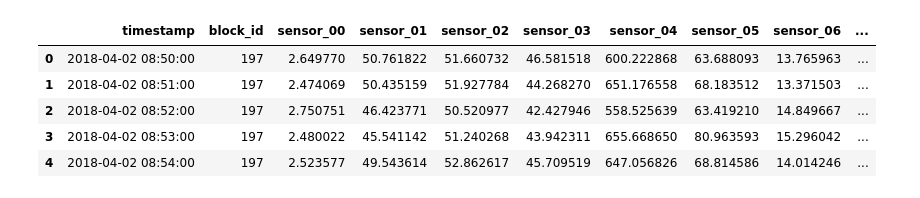
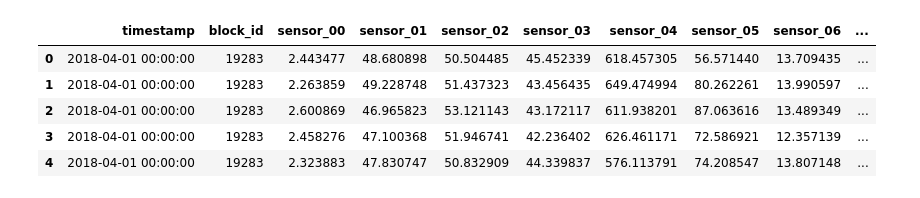
Before and after one commit to ngodoannghia/daicc, a Jupyter notebook: notebook/create_sample_anomalous.ipynb, the cells around one changed output. Saved outputs shown, nothing was run; the diff lists cells and outputs as text; code cells hidden in the pictures.

```diff
--- a/notebook/create_sample_anomalous.ipynb
+++ b/notebook/create_sample_anomalous.ipynb
@@ -33,0 +48,16 @@ data.shape
+# %%
+block_id = []
+for i in range(data.shape[0]):
+    block_id.append(offset + i)
+# %%
+data_block_id = np.array(block_id)[:, None]
+data_block_id = np.repeat(data_block_id, 10, 1)
+data_block_id = data_block_id.reshape(-1)
+
+data_timestamp = ['2018-04-01 00:00:00'] * 10000
+# %%
+df_block_time = pd.DataFrame(data={
+    'timestamp': data_timestamp,
+    'block_id': data_block_id
+})
+df_block_time.head()
@@ -41,11 +81,10 @@ tmp = pd.concat([tmp] * 40, axis=0).reset_index(drop=True)
 # %%
-df_new_data = pd.concat([tmp, df_new_data], axis=1)
+df_all = pd.concat([df_block_time, df_data], axis=1)
+df_all.head()
+# %% [output]
+|  | timestamp | block_id | sensor_00 | sensor_01 | sensor_02 | sensor_03 | sensor_04 | sensor_05 | sensor_06 | ... |
+| 0 | 2018-04-01 00:00:00 | 19283 | 2.443477 | 48.680898 | 50.504485 | 45.452339 | 618.457305 | 56.571440 | 13.709435 | ... |
+| 1 | 2018-04-01 00:00:00 | 19283 | 2.263859 | 49.228748 | 51.437323 | 43.456435 | 649.474994 | 80.262261 | 13.990597 | ... |
+| 2 | 2018-04-01 00:00:00 | 19283 | 2.600869 | 46.965823 | 53.121143 | 43.172117 | 611.938201 | 87.063616 | 13.489349 | ... |
+| 3 | 2018-04-01 00:00:00 | 19283 | 2.458276 | 47.100368 | 51.946741 | 42.236402 | 626.461171 | 72.586921 | 12.357139 | ... |
+| 4 | 2018-04-01 00:00:00 | 19283 | 2.323883 | 47.830747 | 50.832909 | 44.339837 | 576.113791 | 74.208547 | 13.807148 | ... |
-# %%
-df_new_data.head()
-# %% [output]
-|  | timestamp | block_id | sensor_00 | sensor_01 | sensor_02 | sensor_03 | sensor_04 | sensor_05 | sensor_06 | ... |
-| 0 | 2018-04-02 08:50:00 | 197 | 2.649770 | 50.761822 | 51.660732 | 46.581518 | 600.222868 | 63.688093 | 13.765963 | ... |
-| 1 | 2018-04-02 08:51:00 | 197 | 2.474069 | 50.435159 | 51.927784 | 44.268270 | 651.176558 | 68.183512 | 13.371503 | ... |
-| 2 | 2018-04-02 08:52:00 | 197 | 2.750751 | 46.423771 | 50.520977 | 42.427946 | 558.525639 | 63.419210 | 14.849667 | ... |
-| 3 | 2018-04-02 08:53:00 | 197 | 2.480022 | 45.541142 | 51.240268 | 43.942311 | 655.668650 | 80.963593 | 15.296042 | ... |
-| 4 | 2018-04-02 08:54:00 | 197 | 2.523577 | 49.543614 | 52.862617 | 45.709519 | 647.056826 | 68.814586 | 14.014246 | ... |
```
Also changed, not shown: parts of 21 cells of this notebook, 10 other files.
